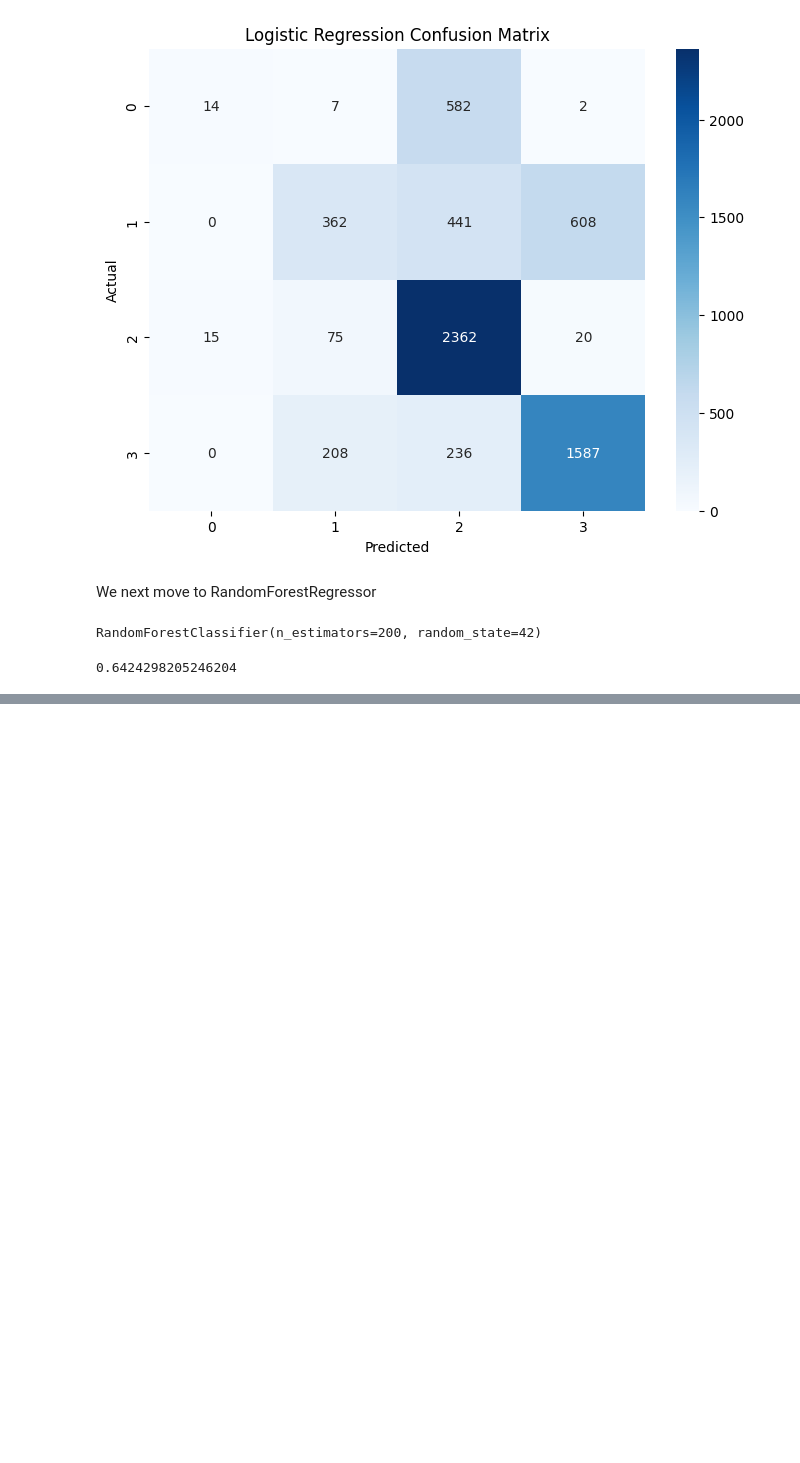
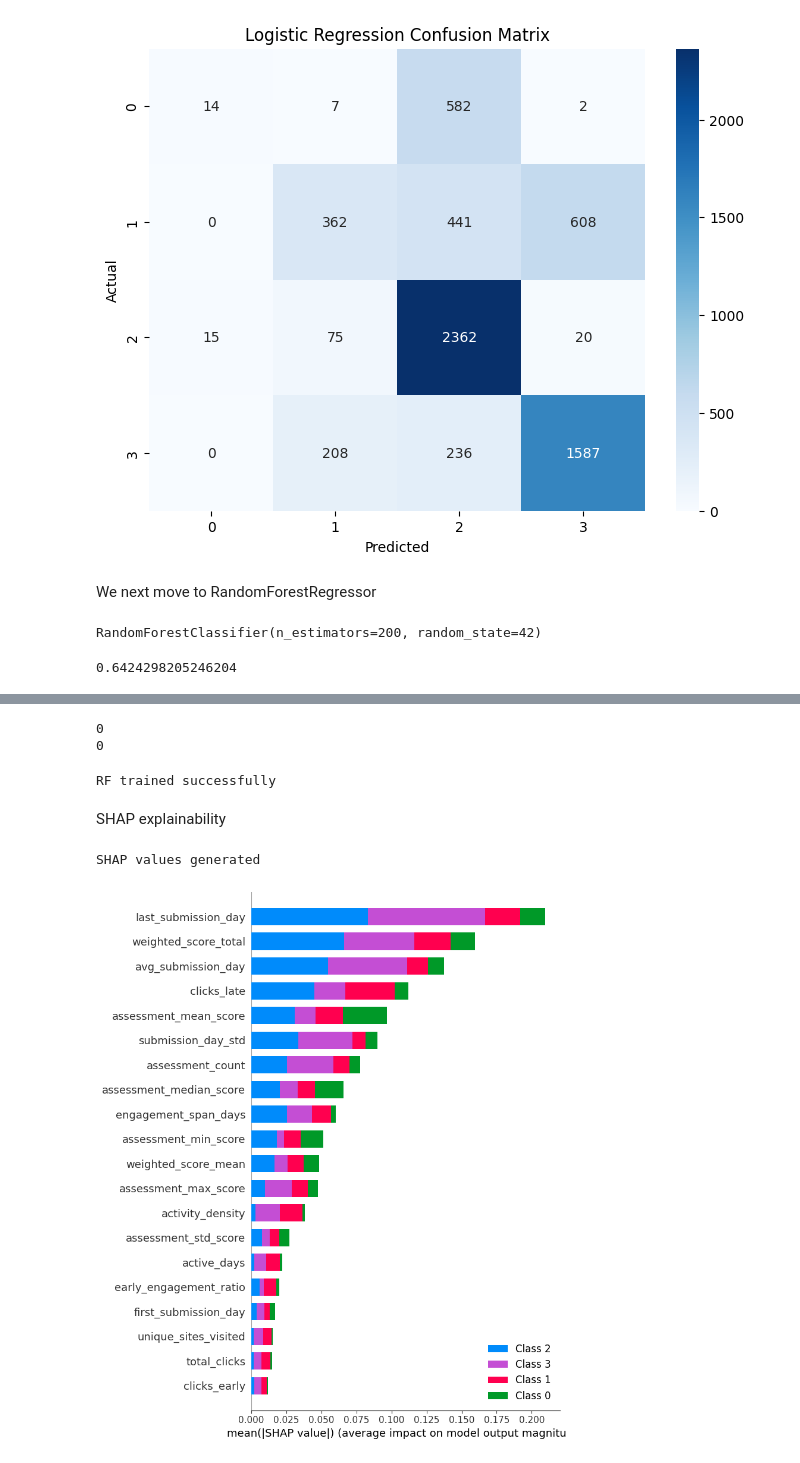
Before and after one commit to vishweshkhandareiitb-creator/ITSP-DataNexus, a Jupyter notebook: ml_pipeline.ipynb, the cells around one changed output, grey strips where cells are left out. Saved outputs shown, nothing was run; the diff lists cells and outputs as text; code cells hidden in the pictures; blank space fills up the shorter version.

```diff
--- a/ml_pipeline.ipynb
+++ b/ml_pipeline.ipynb
@@ -254,0 +2258,54 @@ accuracy_score(
+# %%
+print(np.isinf(X_train_clean.values).sum())
+print(np.isnan(X_train_clean.values).sum())
+# %% [output]
+0
+0
+# %%
+from sklearn.ensemble import RandomForestClassifier
+
+rf_model = RandomForestClassifier(
+    n_estimators=300,
+    max_depth=15,
+    min_samples_split=5,
+    min_samples_leaf=2,
+    random_state=42,
+    n_jobs=-1
+)
+
+rf_model.fit(
+    X_train_clean,
+    y_train
+)
+
+print("RF trained successfully")
+# %% [output]
+RF trained successfully
+# %% [markdown]
+SHAP explainability
+# %%
+import shap
+
+X_shap = X_test_clean.sample(
+    n=1000,
+    random_state=42
+)
+
+explainer = shap.TreeExplainer(rf_model)
+
+shap_values = explainer.shap_values(
+    X_shap,
+    check_additivity=False
+)
+
+print("SHAP values generated")
+# %% [output]
+SHAP values generated
+# %%
+shap.summary_plot(
+    shap_values,
+    X_shap,
+    plot_type="bar"
+)
+# %% [output]
+[figure, added]
```
Also changed, not shown: parts of 191 cells of this notebook.
